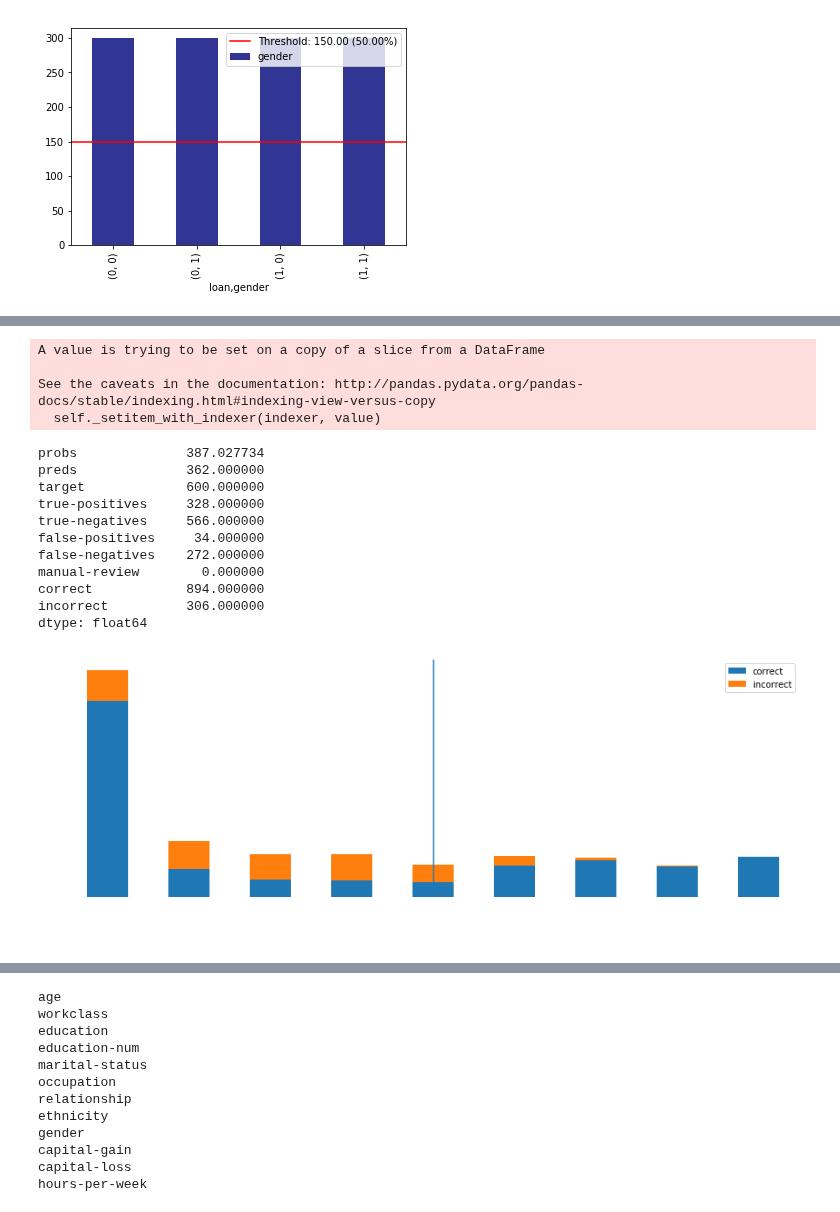
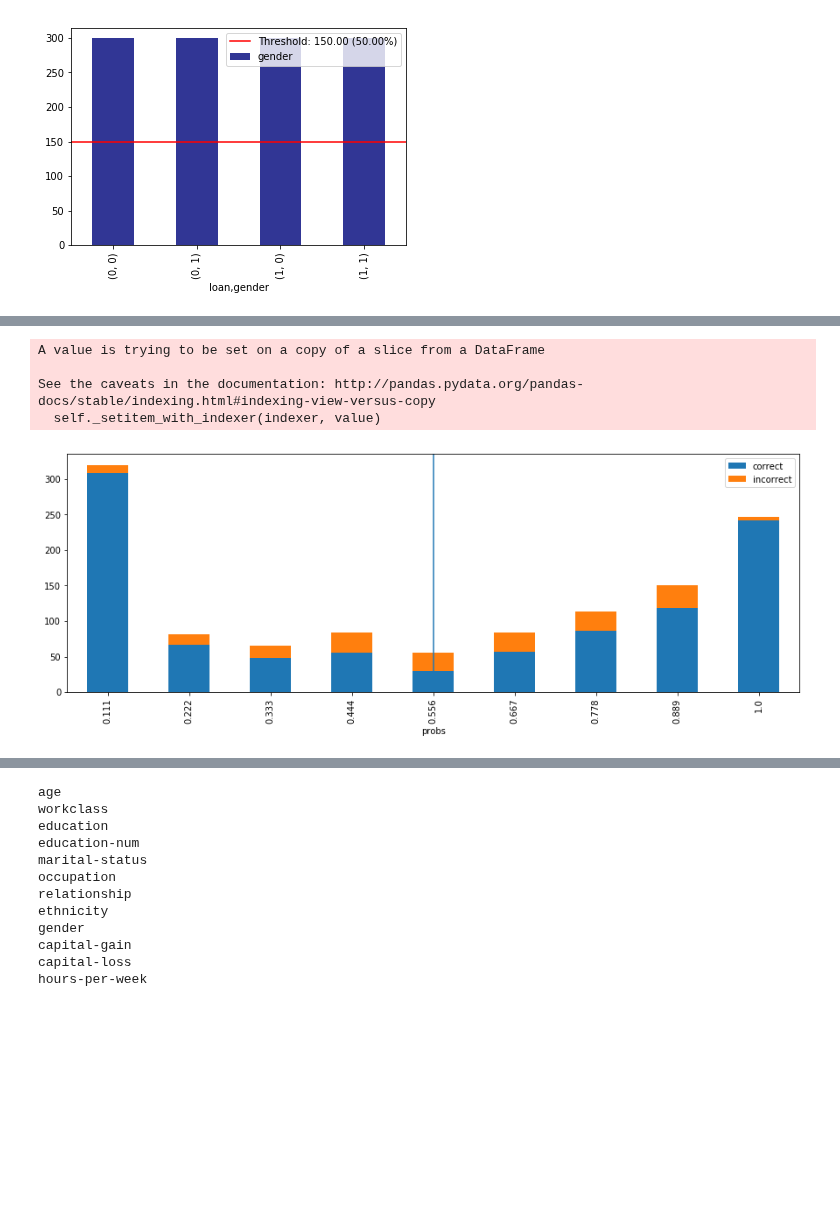
Before and after one commit to EthicalML/xai, a Jupyter notebook: examples/XAI Example Usage.ipynb, the cells around one changed output, grey strips where cells are left out. Cells and saved outputs as stored; diff of their text form; code cells hidden in the pictures; blank space fills up the shorter version.

```diff
--- a/examples/XAI Example Usage.ipynb
+++ b/examples/XAI Example Usage.ipynb
@@ -210,26 +212,15 @@ _= xai.pr_imbalances(
 # %%
 d = xai.smile_imbalance(
     y_test,
     probabilities)
 
-d.sum()
+# d.sum()
 # %% [output]
 A value is trying to be set on a copy of a slice from a DataFrame
 
 See the caveats in the documentation: http://pandas.pydata.org/pandas-docs/stable/indexing.html#indexing-view-versus-copy
   self._setitem_with_indexer(indexer, value)
-probs              387.027734
-preds              362.000000
-target             600.000000
-true-positives     328.000000
-true-negatives     566.000000
-false-positives     34.000000
-false-negatives    272.000000
-manual-review        0.000000
-correct            894.000000
-incorrect          306.000000
-dtype: float64
-[figure, old version]
+[figure, new version]
 # %%
 d = xai.smile_imbalance(
     y_test,
```
Also changed, not shown: parts of 11 cells of this notebook, 12 other files.
